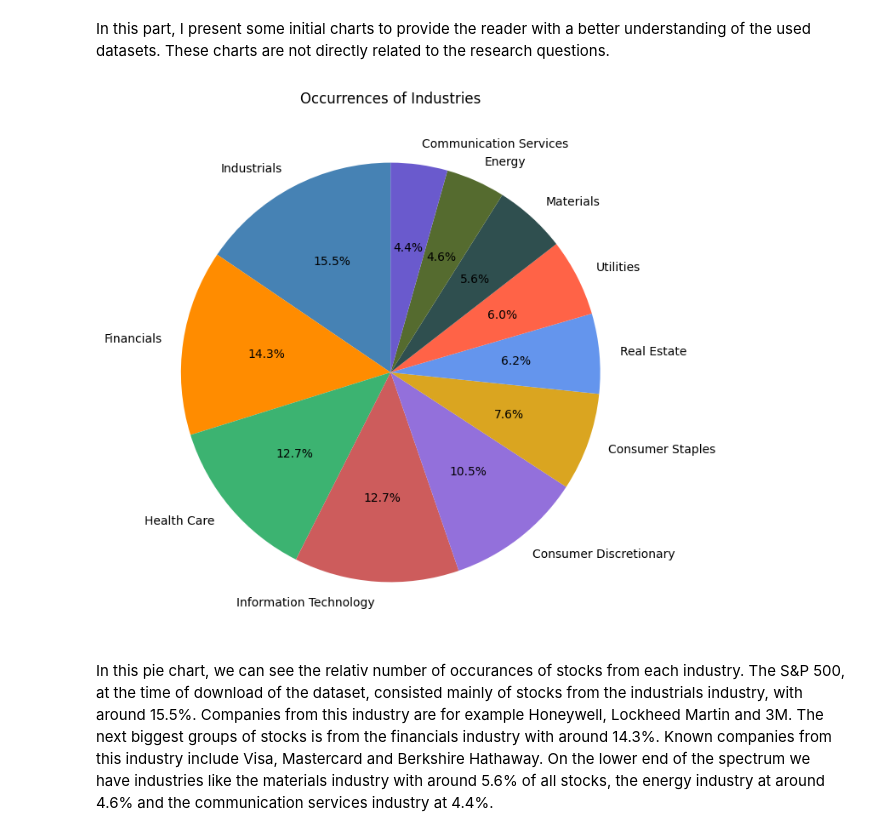
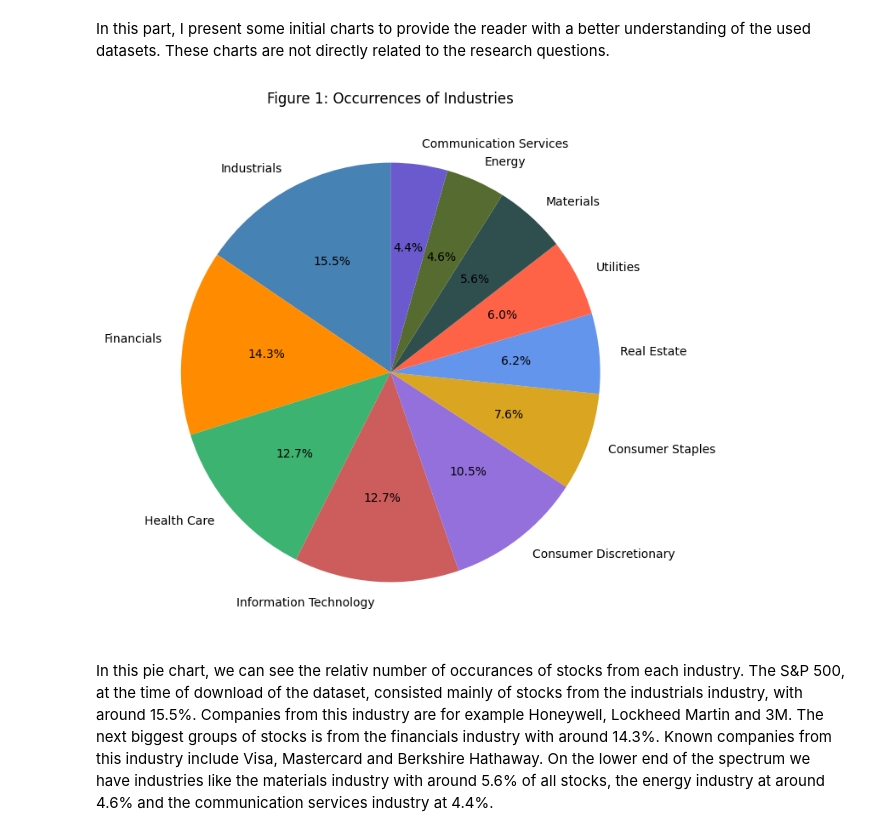
Before and after one commit to radtklau/stock_market, a Jupyter notebook: stock_market.ipynb, the cells around one changed output. Drawn from its saved outputs; the diff is of its cells as text; code cells hidden in the pictures.

```diff
--- a/stock_market.ipynb
+++ b/stock_market.ipynb
@@ -285,18 +294,18 @@ In this part, I present some initial charts to provide the reader with a better
 # %%
 # creating and plotting figure
 industries_occ = sp500_companies["GICS Sector"].value_counts()
 plt.figure(figsize=(8, 8))
 plt.pie(
     industries_occ,
     labels=industries_occ.keys(),
     autopct="%1.1f%%",
     startangle=90,
     colors=industry_colors.values(),
 )
-plt.title("Occurrences of Industries")
+plt.title("Figure 1: Occurrences of Industries")
 plt.show()
 # %% [output]
-[figure, old version]
+[figure, new version]
 # %% [markdown]
 In this pie chart, we can see the relativ number of occurances of stocks from each industry. The S&P 500, at the time of download of the dataset, consisted mainly of stocks from the industrials industry, with around 15.5%. Companies from this industry are for example Honeywell, Lockheed Martin and 3M. The next biggest groups of stocks is from the financials industry with around 14.3%. Known companies from this industry include Visa, Mastercard and Berkshire Hathaway. On the lower end of the spectrum we have industries like the materials industry with around 5.6% of all stocks, the energy industry at around 4.6% and the communication services industry at 4.4%.
 # %% [markdown]
```
Also changed, not shown: parts of 36 cells of this notebook.
